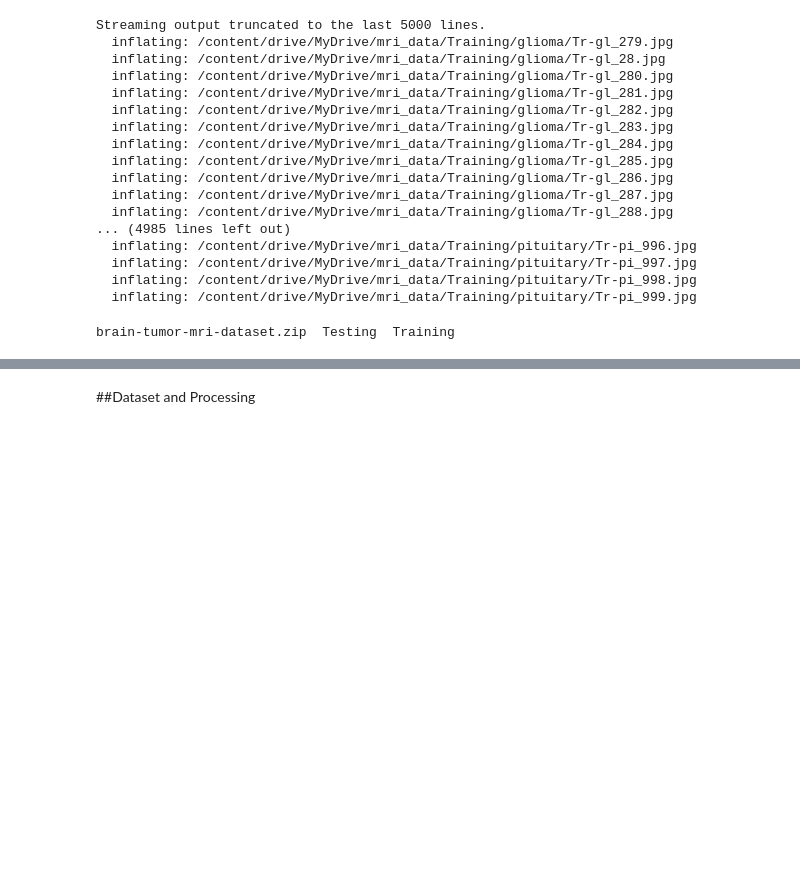
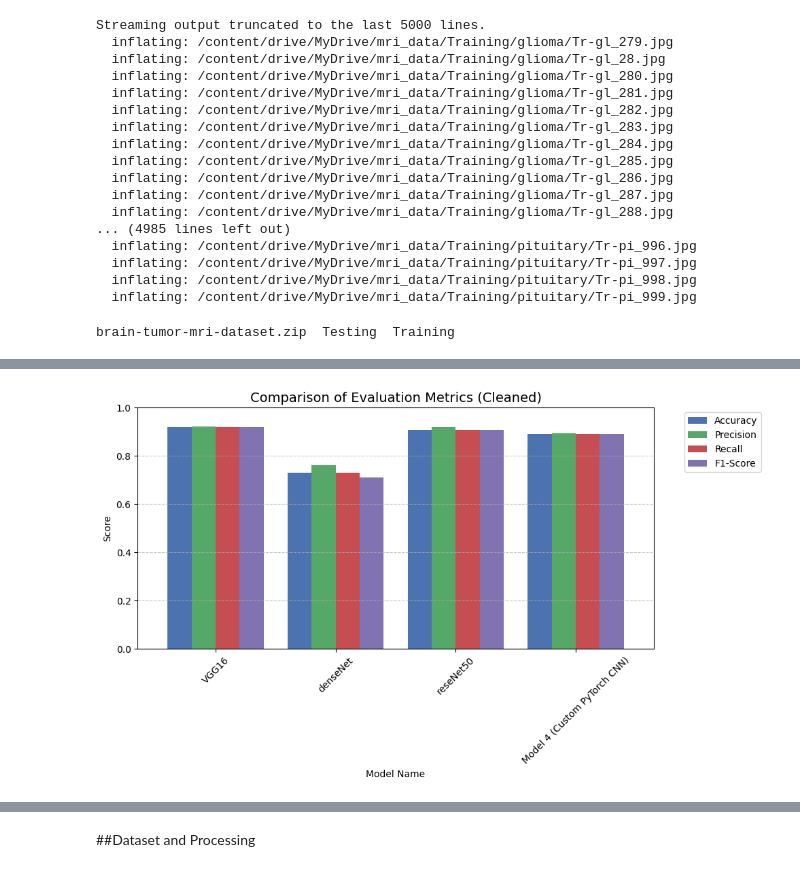
Before and after one commit to ShannonH98/PyTorch_Practice_Projects, a Jupyter notebook: MRI_Project.ipynb, the cells around one changed output, grey strips where cells are left out. Saved outputs shown, nothing was run; the diff lists cells and outputs as text; code cells hidden in the pictures; blank space fills up the shorter version.

```diff
--- a/MRI_Project.ipynb
+++ b/MRI_Project.ipynb
@@ -184,0 +279,25 @@ brain-tumor-mri-dataset.zip  Testing  Training
+# %%
+import pandas as pd
+import glob
+import json
+import os
+
+# 1. Find all your JSON result files
+json_files = glob.glob("/content/drive/MyDrive/models/*/test_results*.json")
+
+all_results = []
+
+for file_path in json_files:
+    with open(file_path, 'r') as f:
+        data = json.load(f)
+        all_results.append(data)
+
+# 2. Convert to DataFrame
+df = pd.DataFrame(all_results)
+
+# 3. CRITICAL: Handle the NaNs
+# This replaces every NaN with 0.0 so your math and graphs don't break
+df = df.fillna(0.0)
+
+# Ensure 'Model Name' is the first column/index
+df.set_index('Model Name', inplace=True)
@@ -184,0 +322,17 @@ brain-tumor-mri-dataset.zip  Testing  Training
+# %%
+import matplotlib.pyplot as plt
+
+# Create the plot
+ax = df.plot(kind='bar', figsize=(10, 6), width=0.8, color=['#4C72B0', '#55A868', '#C44E52', '#8172B2'])
+
+plt.title('Comparison of Evaluation Metrics (Cleaned)', fontsize=14)
+plt.ylabel('Score')
+plt.ylim(0, 1.0) # Standard scale for metrics
+plt.xticks(rotation=45) # Angle the names if they are long
+plt.grid(axis='y', linestyle='--', alpha=0.7)
+plt.legend(bbox_to_anchor=(1.05, 1), loc='upper left')
+
+plt.tight_layout()
+plt.show()
+# %% [output]
+[figure, added]
```
Also changed, not shown: parts of 5 cells of this notebook.
